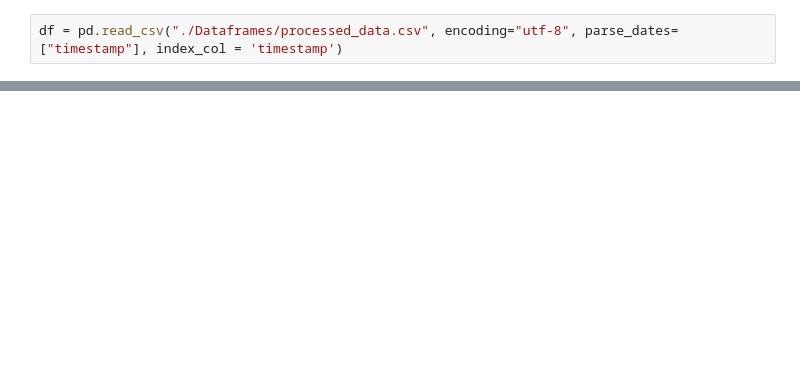
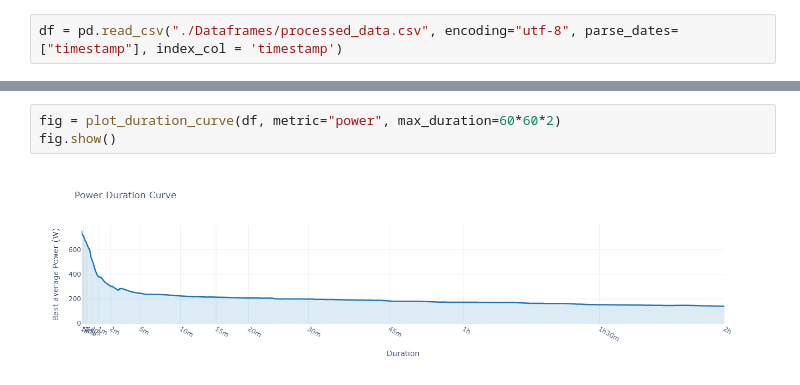
Before and after one commit to MoeHome/data_analysis_project, a Jupyter notebook: analysis.ipynb, the cells around one changed output, grey strips where cells are left out. Cells and saved outputs as stored; diff of their text form; blank space fills up the shorter version.

Commit message:
added power curve

```diff
--- a/analysis.ipynb
+++ b/analysis.ipynb
@@ -16,0 +274,5 @@ df.head()
+# %%
+fig = plot_duration_curve(df, metric="power", max_duration=60*60*2)
+fig.show()
+# %% [output]
+[figure, added]
```
Also changed, not shown: parts of 7 cells of this notebook.
